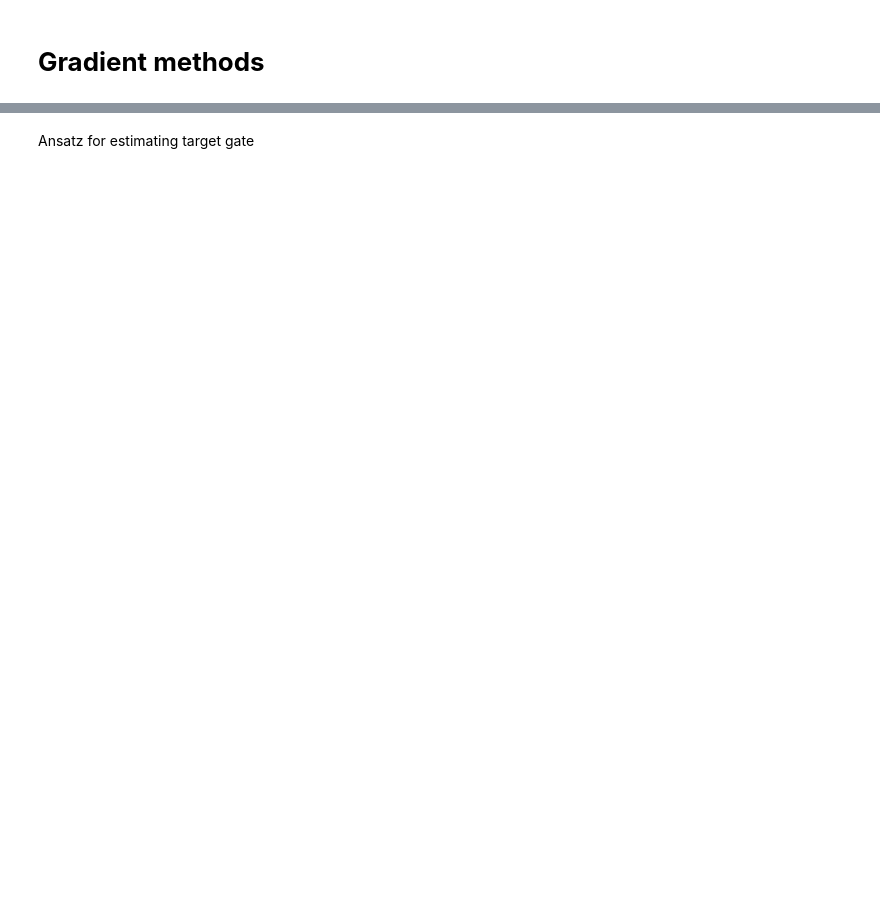
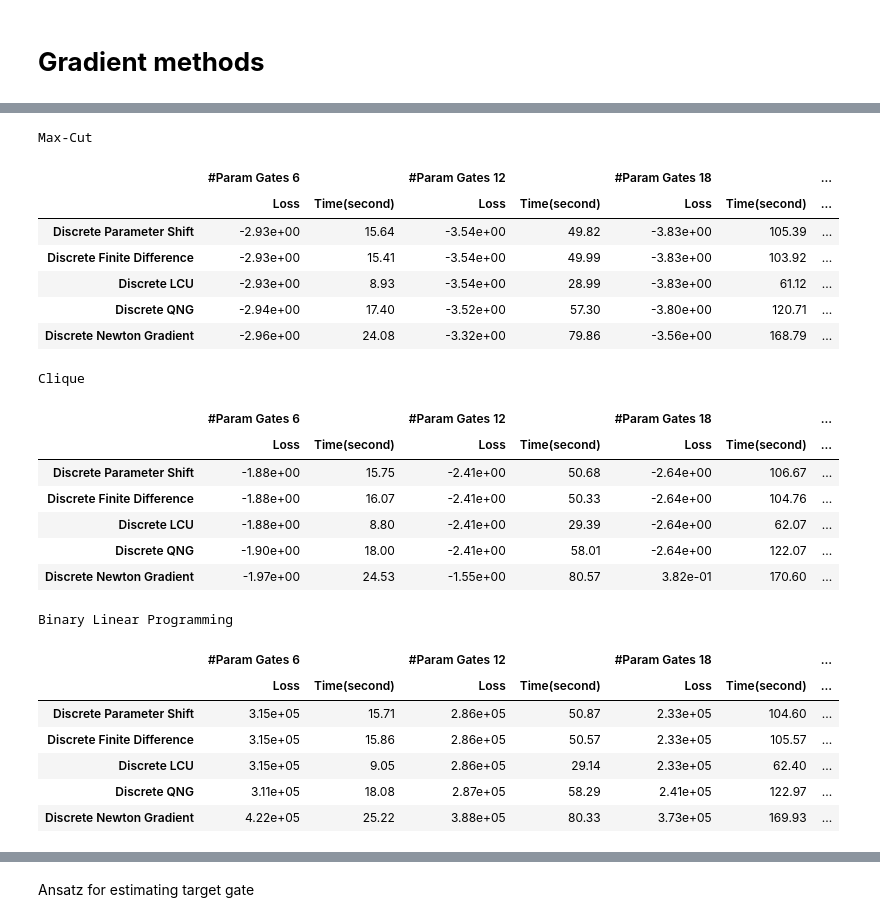
Before and after one commit to BankNatchapol/Comparison-of-Quantum-Gradient, a Jupyter notebook: discrete_vs_continuous/discrete_gradient_comparison.ipynb, the cells around one changed output, grey strips where cells are left out. Drawn from its saved outputs; the diff is of its cells as text; code cells hidden in the pictures; blank space fills up the shorter version.

```diff
--- a/discrete_vs_continuous/discrete_gradient_comparison.ipynb
+++ b/discrete_vs_continuous/discrete_gradient_comparison.ipynb
@@ -214,0 +1770,20 @@ def problem():
+# %%
+lr = 1
+epochs = 11
+reg = 3.2
+np.random.seed(1)
+num_param_gates = 3
+
+temp1 = []
+temp2 = []
+for num_layers in steps:
+  var_init_ksc = 0.5*np.random.randn(num_layers, num_param_gates*len(H_ks.wires))
+
+  cost_fn = lambda v: cost_function(v, H_ks)+offset_ks
+  grad_fn = lambda var: newton_gradient(cost_function, H_ks, var, reg)
+  lost_list, time_list, _ = train(cost_fn, grad_fn, epochs, var_init_ksc, lr)
+  temp1.append(lost_list[-1])
+  temp2.append(time_list[-1])
+
+qnwlc.append(temp1)
+qnwtc.append(temp2)
@@ -214,0 +2348,60 @@ def problem():
+# %%
+#@title Comparison Table
+rows = ['Discrete Parameter Shift',
+          'Discrete Finite Difference',
+          'Discrete LCU',
+          'Discrete QNG',
+          'Discrete Newton Gradient',
+          #'Classical'
+          ]
+columns_g = ["#Param Gates 6", "#Param Gates 12", "#Param Gates 18", "#Param Gates 24", "#Param Gates 30"]
+iters = [0, 1, 2, 3, 4]
+columns_s = ["Loss", "Time(second)"]
+problems = ["Max-Cut", "Clique", "Binary Linear Programming", "Knapsack"]
+for problemn in range(len(problems)):
+  df = pd.DataFrame([[pslc[problemn][iters[0]], pstc[problemn][iters[0]], pslc[problemn][iters[1]],pstc[problemn][iters[1]],pslc[problemn][iters[2]],pstc[problemn][iters[2]],pslc[problemn][iters[3]],pstc[problemn][iters[3]],pslc[problemn][iters[4]],pstc[problemn][iters[4]]],
+                    [fdlc[problemn][iters[0]], fdtc[problemn][iters[0]], fdlc[problemn][iters[1]], fdtc[problemn][iters[1]], fdlc[problemn][iters[2]], fdtc[problemn][iters[2]], fdlc[problemn][iters[3]], fdtc[problemn][iters[3]], fdlc[problemn][iters[4]], fdtc[problemn][iters[4]]],
+                    [lculc[problemn][iters[0]], lcutc[problemn][iters[0]], lculc[problemn][iters[1]], lcutc[problemn][iters[1]], lculc[problemn][iters[2]], lcutc[problemn][iters[2]], lculc[problemn][iters[3]], lcutc[problemn][iters[3]], lculc[problemn][iters[4]], lcutc[problemn][iters[4]]],
+                    [qnglc[problemn][iters[0]],qngtc[problemn][iters[0]],qnglc[problemn][iters[1]],qngtc[problemn][iters[1]],qnglc[problemn][iters[2]],qngtc[problemn][iters[2]], qnglc[problemn][iters[3]],qngtc[problemn][iters[3]], qnglc[problemn][iters[4]],qngtc[problemn][iters[4]]],
+                    [qnwlc[problemn][iters[0]],qnwtc[problemn][iters[0]],qnwlc[problemn][iters[1]],qnwtc[problemn][iters[1]],qnwlc[problemn][iters[2]],qnwtc[problemn][iters[2]],qnwlc[problemn][iters[3]],qnwtc[problemn][iters[3]],qnwlc[problemn][iters[4]],qnwtc[problemn][iters[4]]],
+                    #[loss_plot_classical[5],classical_time_i[100],loss_plot_classical[200],classical_time_i[200],loss_plot_classical[300],classical_time_i[300], loss_plot_classical[400],classical_time_i[400], loss_plot_classical[500],classical_time_i[500]]
+                    ])
+
+  col_ix = pd.MultiIndex.from_product([columns_g, columns_s])
+  row_ix = pd.MultiIndex.from_product([rows])
+  df = df.set_index(row_ix)
+  df.columns = col_ix
+  df[( '#Param Gates 6','Loss')] = df[( '#Param Gates 6','Loss')].map('{:.2e}'.format)
+  df[( '#Param Gates 12','Loss')] = df[( '#Param Gates 12','Loss')].map('{:.2e}'.format)
+  df[( '#Param Gates 18','Loss')] = df[( '#Param Gates 18','Loss')].map('{:.2e}'.format)
+  df[( '#Param Gates 24','Loss')] = df[( '#Param Gates 24','Loss')].map('{:.2e}'.format)
+  df[( '#Param Gates 30','Loss')] = df[( '#Param Gates 30','Loss')].map('{:.2e}'.format)
+  # df[( '#Param Gates 500','Loss')] = df[( '#Param Gates 500','Loss')].map('{:.2e}'.format)
+  print(f"\033[1m{problems[problemn]}\033[0m")
+  display(df.round(2))
+  print("\n\n\n")
+# %% [output]
+Max-Cut
+|  | #Param Gates 6 |  | #Param Gates 12 |  | #Param Gates 18 |  | ... |
+|  | Loss | Time(second) | Loss | Time(second) | Loss | Time(second) | ... |
+| Discrete Parameter Shift | -2.93e+00 | 15.64 | -3.54e+00 | 49.82 | -3.83e+00 | 105.39 | ... |
+| Discrete Finite Difference | -2.93e+00 | 15.41 | -3.54e+00 | 49.99 | -3.83e+00 | 103.92 | ... |
+| Discrete LCU | -2.93e+00 | 8.93 | -3.54e+00 | 28.99 | -3.83e+00 | 61.12 | ... |
+| Discrete QNG | -2.94e+00 | 17.40 | -3.52e+00 | 57.30 | -3.80e+00 | 120.71 | ... |
+| Discrete Newton Gradient | -2.96e+00 | 24.08 | -3.32e+00 | 79.86 | -3.56e+00 | 168.79 | ... |
+Clique
+|  | #Param Gates 6 |  | #Param Gates 12 |  | #Param Gates 18 |  | ... |
+|  | Loss | Time(second) | Loss | Time(second) | Loss | Time(second) | ... |
+| Discrete Parameter Shift | -1.88e+00 | 15.75 | -2.41e+00 | 50.68 | -2.64e+00 | 106.67 | ... |
+| Discrete Finite Difference | -1.88e+00 | 16.07 | -2.41e+00 | 50.33 | -2.64e+00 | 104.76 | ... |
+| Discrete LCU | -1.88e+00 | 8.80 | -2.41e+00 | 29.39 | -2.64e+00 | 62.07 | ... |
+| Discrete QNG | -1.90e+00 | 18.00 | -2.41e+00 | 58.01 | -2.64e+00 | 122.07 | ... |
+| Discrete Newton Gradient | -1.97e+00 | 24.53 | -1.55e+00 | 80.57 | 3.82e-01 | 170.60 | ... |
+Binary Linear Programming
+|  | #Param Gates 6 |  | #Param Gates 12 |  | #Param Gates 18 |  | ... |
+|  | Loss | Time(second) | Loss | Time(second) | Loss | Time(second) | ... |
+| Discrete Parameter Shift | 3.15e+05 | 15.71 | 2.86e+05 | 50.87 | 2.33e+05 | 104.60 | ... |
+| Discrete Finite Difference | 3.15e+05 | 15.86 | 2.86e+05 | 50.57 | 2.33e+05 | 105.57 | ... |
+| Discrete LCU | 3.15e+05 | 9.05 | 2.86e+05 | 29.14 | 2.33e+05 | 62.40 | ... |
+| Discrete QNG | 3.11e+05 | 18.08 | 2.87e+05 | 58.29 | 2.41e+05 | 122.97 | ... |
+| Discrete Newton Gradient | 4.22e+05 | 25.22 | 3.88e+05 | 80.33 | 3.73e+05 | 169.93 | ... |
```
Also changed, not shown: parts of 153 cells of this notebook.
